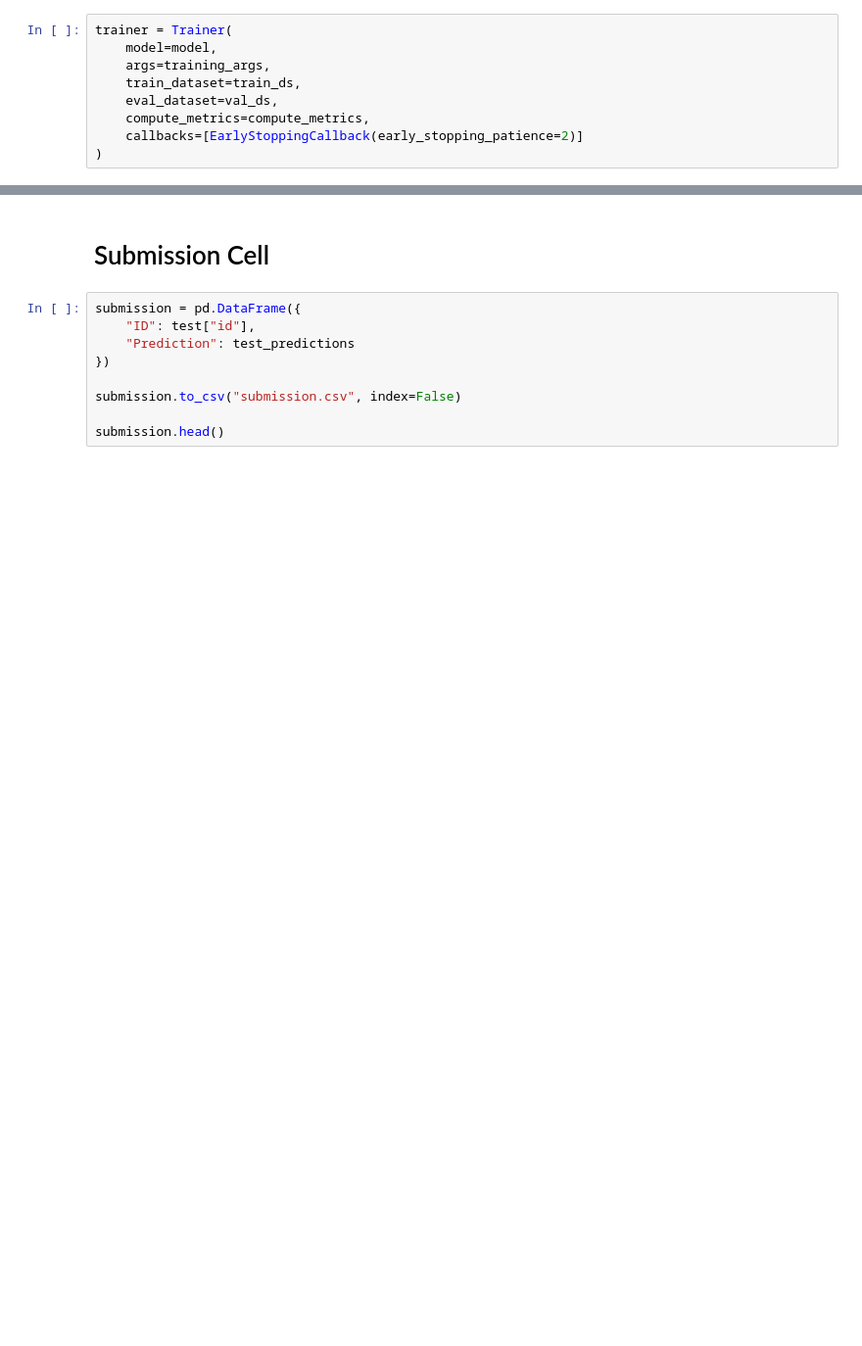
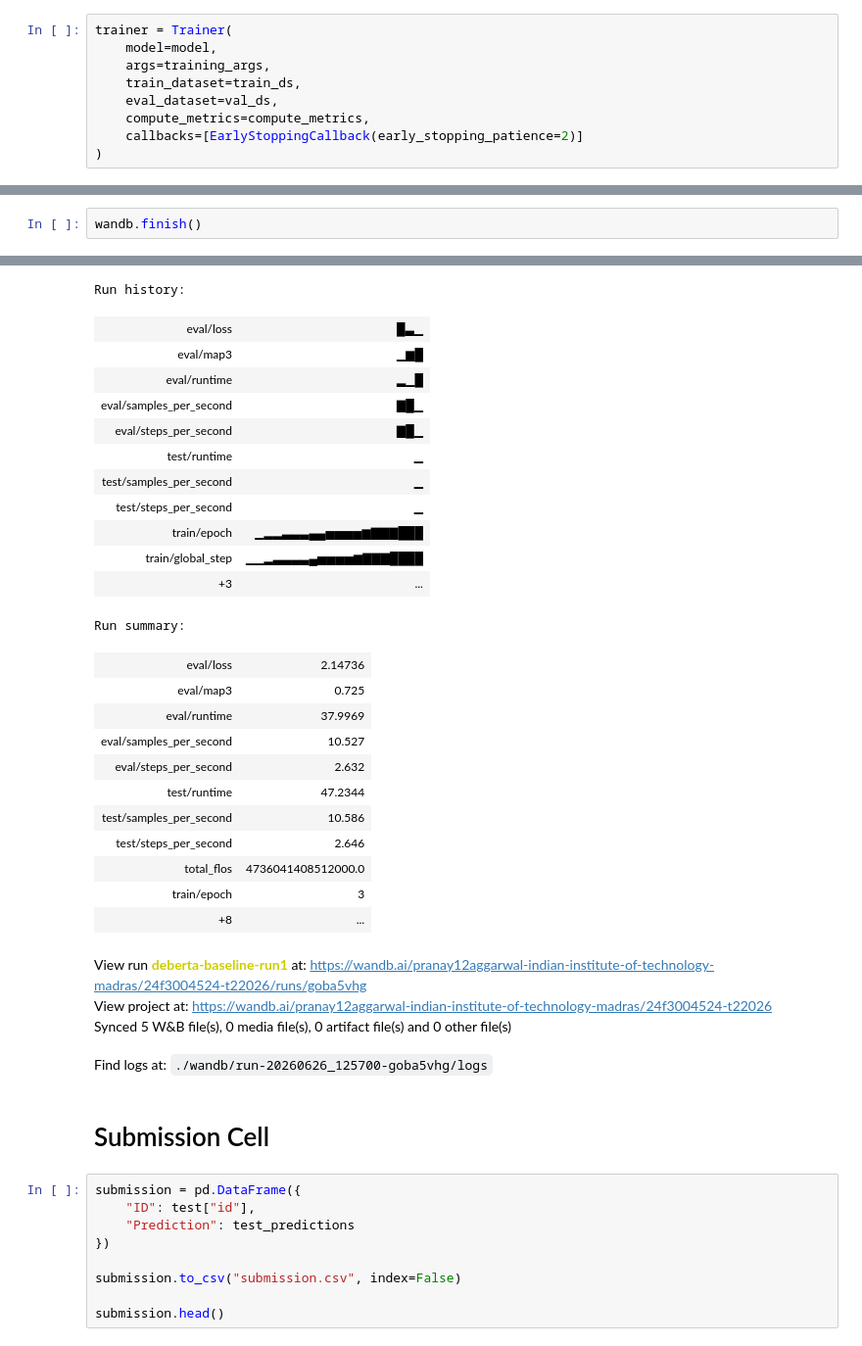
Before and after one commit to pranay-aggarwal/Smart-MCQ-Solver, a Jupyter notebook: kaggle_notebook.ipynb, the cells around one changed output, grey strips where cells are left out. Shown at 98% size. Cells and saved outputs as stored; diff of their text form; blank space fills up the shorter version.

```diff
--- a/kaggle_notebook.ipynb
+++ b/kaggle_notebook.ipynb
@@ -298,3 +294,6 @@ choices = ["A", "B", "C", "D", "E"]
 test_predictions = [" ".join([choices[i] for i in row]) for row in top3_indices]
 # %% [output]
 [interactive output not drawn]
+# %%
+wandb.finish()
+# %% [output]
@@ -301,3 +301,31 @@ test_predictions = [" ".join([choices[i] for i in row]) for row in top3_indices]
+Run history:
+| eval/loss | █▃▁ |
+| eval/map3 | ▁▆█ |
+| eval/runtime | ▂▁█ |
+| eval/samples_per_second | ▇█▁ |
+| eval/steps_per_second | ▇█▁ |
+| test/runtime | ▁ |
+| test/samples_per_second | ▁ |
+| test/steps_per_second | ▁ |
+| train/epoch | ▁▂▂▃▃▃▄▄▅▅▅▅▆▇▇▇███ |
+| train/global_step | ▁▁▂▃▃▃▃▄▅▅▅▅▆▇▇▇████ |
+| +3 | ... |
+Run summary:
+| eval/loss | 2.14736 |
+| eval/map3 | 0.725 |
+| eval/runtime | 37.9969 |
+| eval/samples_per_second | 10.527 |
+| eval/steps_per_second | 2.632 |
+| test/runtime | 47.2344 |
+| test/samples_per_second | 10.586 |
+| test/steps_per_second | 2.646 |
+| total_flos | 4736041408512000.0 |
+| train/epoch | 3 |
+| +8 | ... |
+View run deberta-baseline-run1 at: https://wandb.ai/pranay12aggarwal-indian-institute-of-technology-madras/24f3004524-t22026/runs/goba5vhg
+View project at: https://wandb.ai/pranay12aggarwal-indian-institute-of-technology-madras/24f3004524-t22026
+Synced 5 W&B file(s), 0 media file(s), 0 artifact file(s) and 0 other file(s)
+Find logs at: ./wandb/run-20260626_125700-goba5vhg/logs
 # %% [markdown]
 # Submission Cell
 # %%
```
Also changed, not shown: parts of 9 cells of this notebook.
